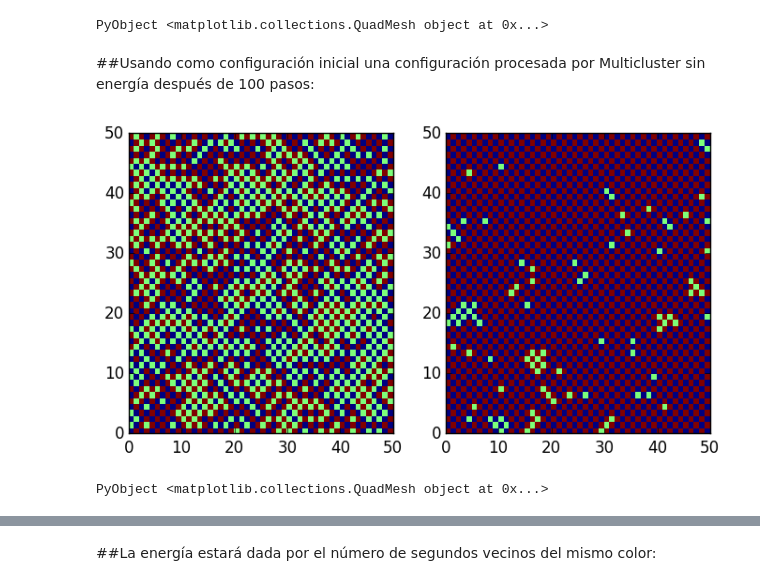
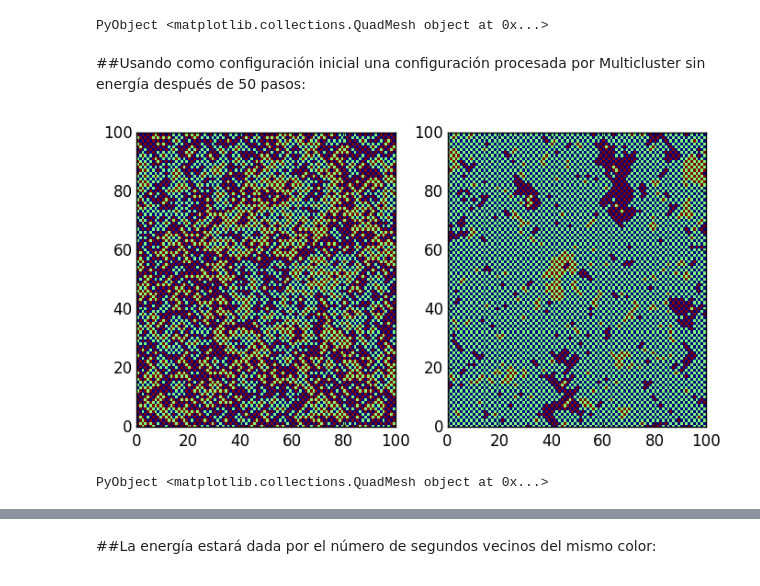
Before and after one commit to jorgeerrz/Hielo, a Jupyter notebook: Proyecto final.ipynb, the cells around one changed output, grey strips where cells are left out. Drawn from its saved outputs; the diff is of its cells as text; code cells hidden in the pictures.

```diff
--- a/Proyecto final.ipynb
+++ b/Proyecto final.ipynb
@@ -311,7 +290,8 @@ end
 # %% [output]
 contador_segundos (generic function with 1 method)
 # %%
-function Single_cluster_E(β,arreglo::Array{Float64,2},ϵ=1.0)
+function Single_cluster_E(β,arreglo_or::Array{Float64,2},ϵ=1.0)
+    arreglo=copy(arreglo_or)
     L2=length(arreglo[1,:])
     L1=length(arreglo[:,1])
     red_bool=trues(L1,L2)
@@ -465,7 +445,7 @@ PyObject <matplotlib.collections.QuadMesh object at 0x...>
 # %% [markdown]
 #A partir de aquí las cosas funcionan tan bien, multicluster.
 # %%
-function conf_random(L1::Int,L2::Int,pasos=50)
+function conf_random(L1::Int,L2::Int,pasos=30)
     old=conf_i(L1,L2)
     for t in 1:pasos
         new=MultiCluster(old)
@@ -565,7 +545,8 @@ end
 # %% [output]
 SingleCluster_E (generic function with 2 methods)
 # %%
-function MultiCluster_E(β,arreglo,ϵ=1.0)
+function MultiCluster_E(β,arreglo_or,ϵ=1.0)
+    arreglo=copy(arreglo_or)
     L2=length(arreglo[1,:])
     L1=length(arreglo[:,1])
     red_bool=trues(L1,L2)
@@ -626,4 +607,4 @@ pcolormesh(old)
 [figure]
 PyObject <matplotlib.collections.QuadMesh object at 0x...>
 # %% [markdown]
-##Usando como configuración inicial una configuración procesada por Multicluster sin energía después de 100 pasos:
+##Usando como configuración inicial una configuración procesada por Multicluster sin energía después de 50 pasos:
@@ -632,17 +611,19 @@ old=conf_random(50,50);
+# %%
+inicial=conf_random(100,100);
 # %%
-inicial=copy(old)
-for t in 1:50
-    new=MultiCluster_E(1.0,old)
-    new,old=old,new
+old_M=copy(inicial)
+for t in 1:10
+    new=MultiCluster_E(1.0,old_M)
+    new,old_M=old_M,new
 end
 
 figure(figsize=[8,4])
 subplot(1,2,1)
 #figure(figsize=[3,3])
 pcolormesh(inicial)
 
 subplot(1,2,2)
-pcolormesh(old)
+pcolormesh(old_M)
 # %% [output]
-[figure, old version]
+[figure, new version]
 PyObject <matplotlib.collections.QuadMesh object at 0x...>
```
Also changed, not shown: parts of 32 cells of this notebook.
